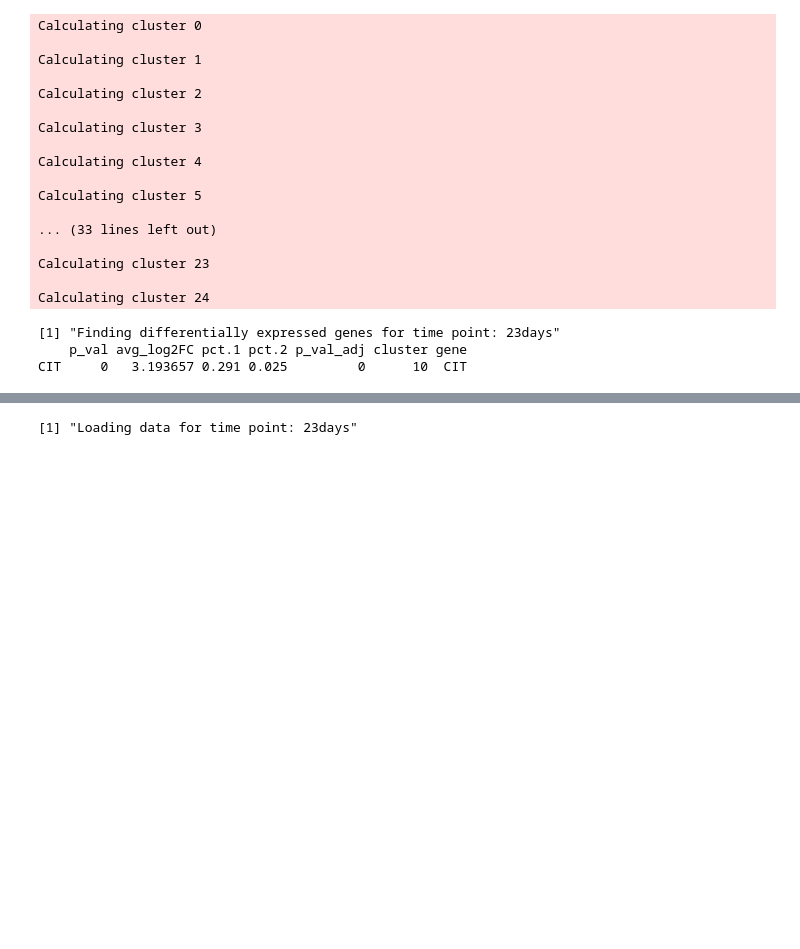
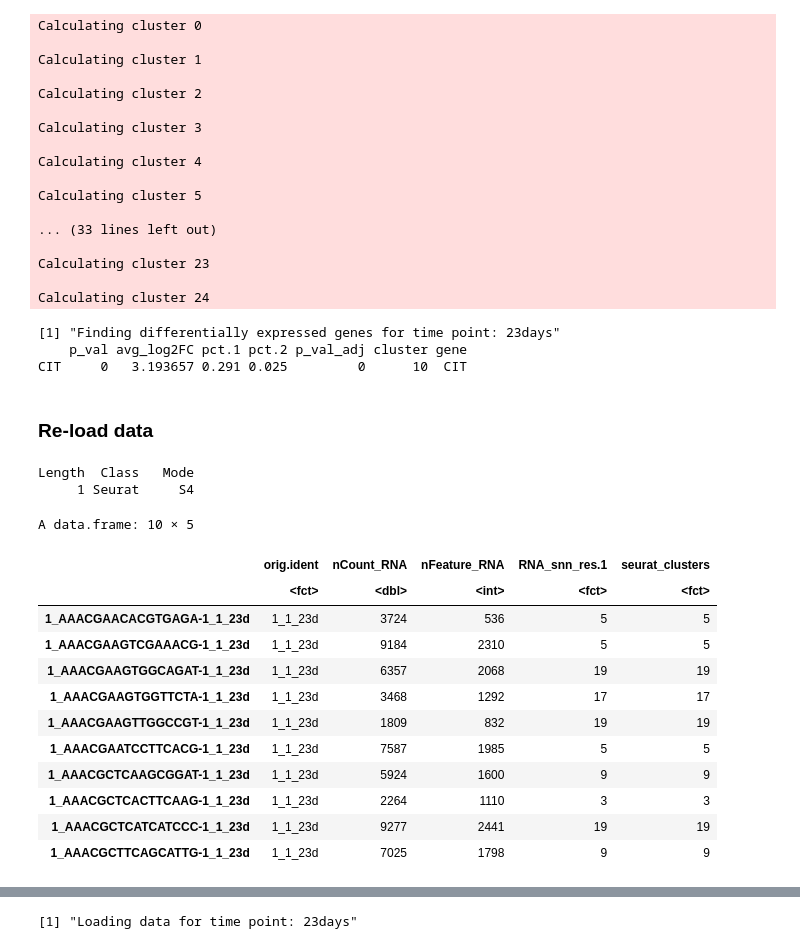
Before and after one commit to Maiolino-Au/Organoidi2024, a Jupyter notebook: Paper_clusters_from_scratch/P_cfs_proper.ipynb, the cells around one changed output, grey strips where cells are left out. Cells and saved outputs as stored; diff of their text form; code cells hidden in the pictures; blank space fills up the shorter version.

```diff
--- a/Paper_clusters_from_scratch/P_cfs_proper.ipynb
+++ b/Paper_clusters_from_scratch/P_cfs_proper.ipynb
@@ -299,3 +337,25 @@ de_genes <- de.genes(genes_of_interest)
 [1] "Finding differentially expressed genes for time point: 23days"
     p_val avg_log2FC pct.1 pct.2 p_val_adj cluster gene
 CIT     0   3.193657 0.291 0.025         0      10  CIT
+# %% [markdown]
+### Re-load data
+# %%
+sc_data <- load.clusters(1,1)
+summary(sc_data)
+head(sc_data)
+# %% [output]
+Length  Class   Mode
+     1 Seurat     S4
+A data.frame: 10 × 5
+|  | orig.ident | nCount_RNA | nFeature_RNA | RNA_snn_res.1 | seurat_clusters |
+|  | <fct> | <dbl> | <int> | <fct> | <fct> |
+| 1_AAACGAACACGTGAGA-1_1_23d | 1_1_23d | 3724 | 536 | 5 | 5 |
+| 1_AAACGAAGTCGAAACG-1_1_23d | 1_1_23d | 9184 | 2310 | 5 | 5 |
+| 1_AAACGAAGTGGCAGAT-1_1_23d | 1_1_23d | 6357 | 2068 | 19 | 19 |
+| 1_AAACGAAGTGGTTCTA-1_1_23d | 1_1_23d | 3468 | 1292 | 17 | 17 |
+| 1_AAACGAAGTTGGCCGT-1_1_23d | 1_1_23d | 1809 | 832 | 19 | 19 |
+| 1_AAACGAATCCTTCACG-1_1_23d | 1_1_23d | 7587 | 1985 | 5 | 5 |
+| 1_AAACGCTCAAGCGGAT-1_1_23d | 1_1_23d | 5924 | 1600 | 9 | 9 |
+| 1_AAACGCTCACTTCAAG-1_1_23d | 1_1_23d | 2264 | 1110 | 3 | 3 |
+| 1_AAACGCTCATCATCCC-1_1_23d | 1_1_23d | 9277 | 2441 | 19 | 19 |
+| 1_AAACGCTTCAGCATTG-1_1_23d | 1_1_23d | 7025 | 1798 | 9 | 9 |
```
Also changed, not shown: parts of 20 cells of this notebook.
